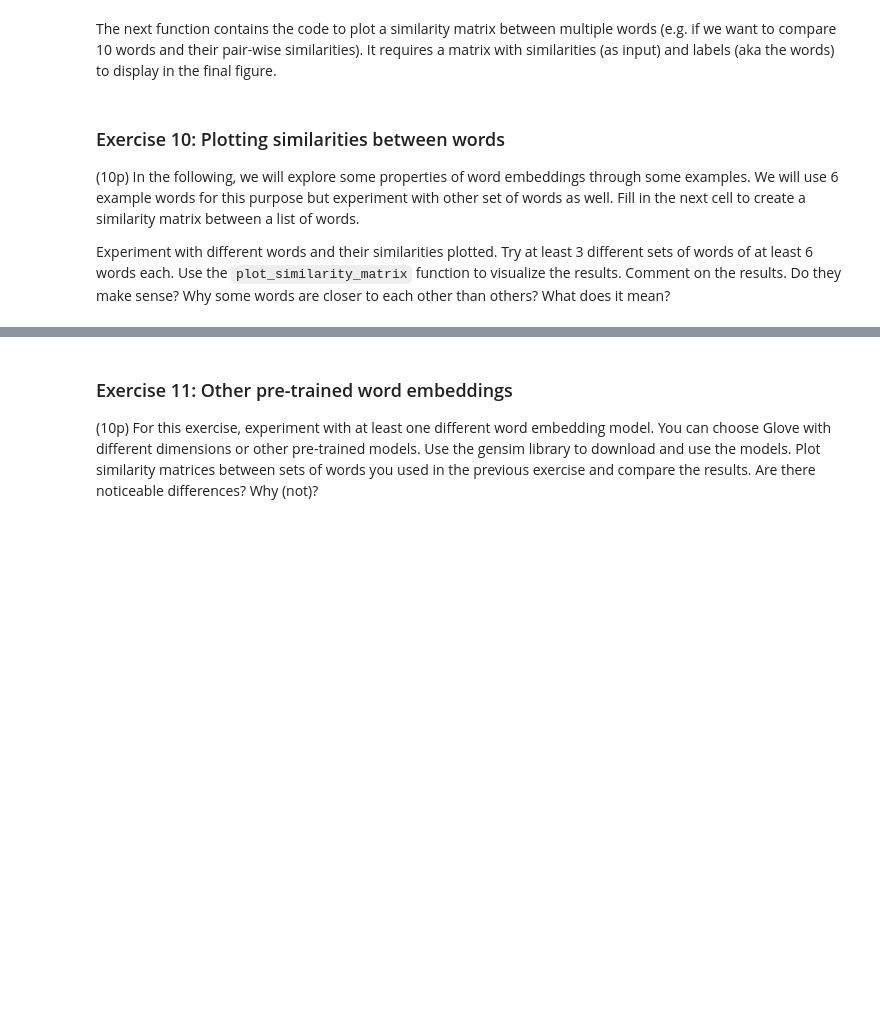
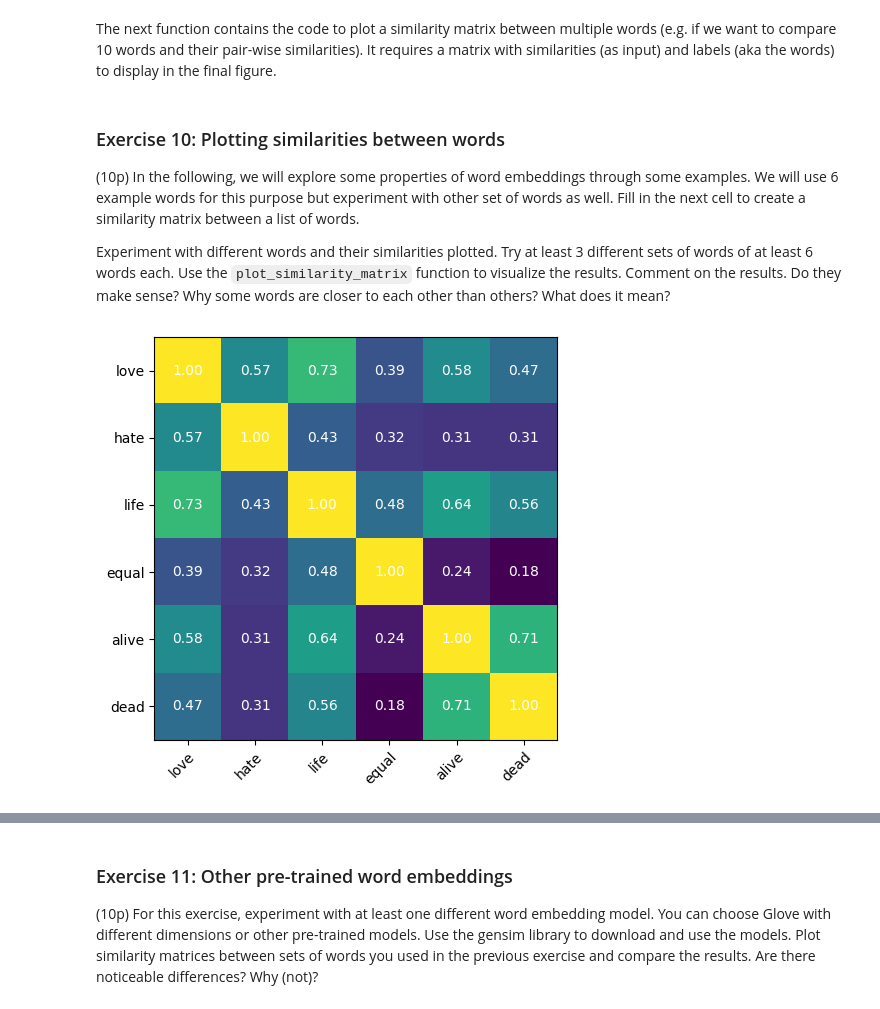
Before and after one commit to katarinadvornak/Natural-Language-Processing, a Jupyter notebook: lab2.ipynb, the cells around one changed output, grey strips where cells are left out. Cells and saved outputs as stored; diff of their text form; code cells hidden in the pictures; blank space fills up the shorter version.

```diff
--- a/lab2.ipynb
+++ b/lab2.ipynb
@@ -226,7 +226,7 @@ More specifically, think about lower-casing, punctuation, stop-words and lemmati
 stop_words = stopwords.words('english')
 lemmatizer = lemmantizer = WordNetLemmatizer()
 
-def clean_old(text):
+def clean(text):
     """
     Cleans the given text
     Args:
@@ -494,21 +494,32 @@ def bag_of_words(sentence, token_to_id):
 
     # iterate through words
     for word in sentence:
-        # if a word is in vocabulary
-        if(word in token_to_id):
-            idx = token_to_id[word]
-            if vocab_counts:
-                # boost rare words using inverse frequency
-                word_freq = vocab_counts.get(word, 1)
-                boost = 1 + np.log10(1 + 1 / word_freq)
-                bow[idx] += boost
-            else:
-                # regular count
-                bow[idx] += 1
+        if word in token_to_id:
+            bow[token_to_id[word]] += 1
 
     ### YOUR CODE ENDS HERE
 
     return bow
+
+def bag_of_words_boost(sentence, token_to_id):
+    vocab_size = len(token_to_id)
+    bow = np.zeros(vocab_size, dtype=int)
+
+    for word in sentence:
+            # if a word is in vocabulary
+            if(word in token_to_id):
+                idx = token_to_id[word]
+                if vocab_counts:
+                    # boost rare words using inverse frequency
+                    word_freq = vocab_counts.get(word, 1)
+                    boost = 1 + np.log10(1 + 1 / word_freq)
+                    bow[idx] += boost
+                else:
+                    # regular count
+                    bow[idx] += 1
+
+
+    return bow
 # %% [markdown]
 Let's see how the function works on a single sentence. The output should be a numpy array of size `vocab_size` with the counts of each word in the vocabulary.
 # %%
@@ -1034,15 +1198,19 @@ Comment on the results. Do they make sense? Why some words are closer to each ot
 # %%
 list_of_words = ['love', 'hate', 'life', 'equal', 'alive', 'dead']
 
 similarity_matrix = np.zeros((len(list_of_words), len(list_of_words)), dtype=float)
 
 ### YOUR CODE HERE
 
+embeddings = [glove_model[word] for word in list_of_words] # get embeddings from the glove_model
 
-
+for i in range (len(list_of_words)):
+    for j in range (len(list_of_words)):
+        similarity_matrix[i, j] = glove_model.similarity(list_of_words[i], list_of_words[j])
 
 
 ### YOUR CODE ENDS HERE
 
-
 plot_similarity_matrix(similarity_matrix, list_of_words)
+# %% [output]
+[figure, added]
```
Also changed, not shown: parts of 21 cells of this notebook.
